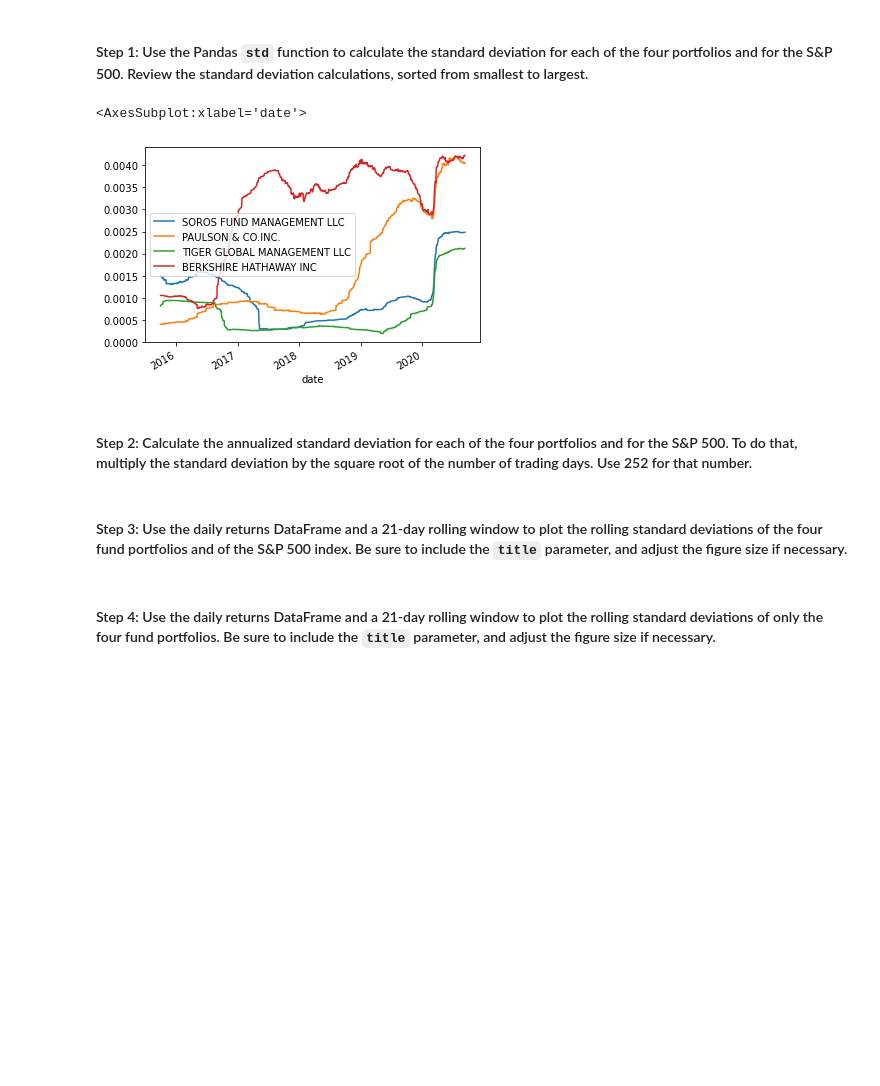
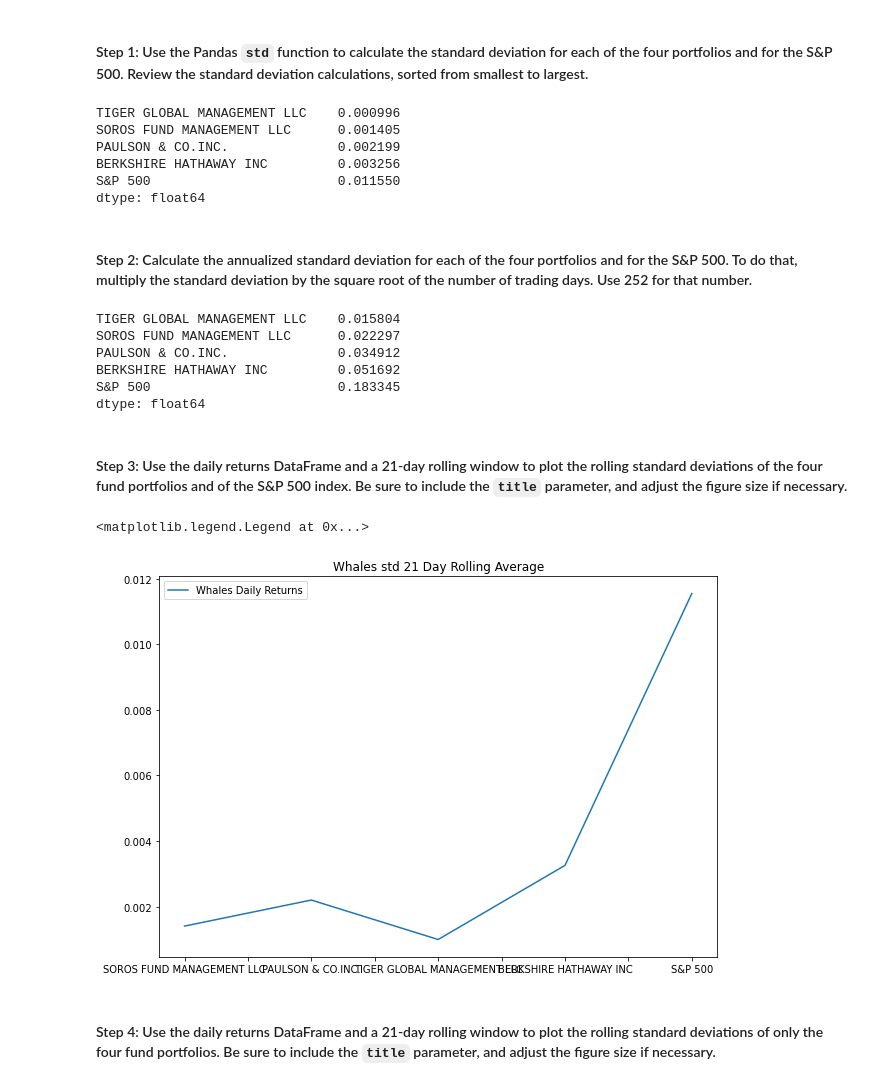
Before and after one commit to MichaelRDionne/Module_4_Challenge, a Jupyter notebook: Starter_Code/risk_return_analysis.ipynb, the cells around one changed output. Drawn from its saved outputs; the diff is of its cells as text; code cells hidden in the pictures; blank space fills up the shorter version.

```diff
--- a/Starter_Code/risk_return_analysis.ipynb
+++ b/Starter_Code/risk_return_analysis.ipynb
@@ -212,6 +213,6 @@ whales_daily_returns.plot(kind="box", figsize=(12, 10), title="Daily Returns of
 # Create box plots to reflect the return data for only the 4 fund portfolios
 # Include a title parameter and adjust the figure size
 
-whales_daily_returns = whales_daily_returns.drop(columns={4})
-whales_daily_returns.plot(kind="box", figsize=(12, 10), title="Daily Returns of Whale Portfolios BoxPlot")
+whales_daily_returns_dropped = whales_daily_returns.drop(columns={'S&P 500'})
+whales_daily_returns_dropped.plot(kind="box", figsize=(12, 10), title="Daily Returns of Whale Portfolios BoxPlot")
 # %% [output]
@@ -235,23 +237,49 @@ Evaluate the risk profile of each portfolio by using the standard deviation and
 # %%
 # Calculate and sort the standard deviation for all 4 portfolios and the S&P 500
 # Review the standard deviations sorted smallest to largest
-whales_daily_returns.rolling(window=252).std().plot()
+
+whales_std = whales_daily_returns.std()
+whales_std_sorted = whales_std.sort_values()
+whales_std_sorted.head()
 # %% [output]
-<AxesSubplot:xlabel='date'>
+TIGER GLOBAL MANAGEMENT LLC    0.000996
+SOROS FUND MANAGEMENT LLC      0.001405
+PAULSON & CO.INC.              0.002199
+BERKSHIRE HATHAWAY INC         0.003256
+S&P 500                        0.011550
+dtype: float64
-[figure, removed]
 # %% [markdown]
 #### Step 2: Calculate the annualized standard deviation for each of the four portfolios and for the S&P 500. To do that, multiply the standard deviation by the square root of the number of trading days. Use 252 for that number.
 # %%
 # Calculate and sort the annualized standard deviation (252 trading days) of the 4 portfolios and the S&P 500
 # Review the annual standard deviations smallest to largest
-# YOUR CODE HERE
+annualized_whales_std = whales_std * np.sqrt(252)
+
+annualized_whales_std.sort_values()
+# %% [output]
+TIGER GLOBAL MANAGEMENT LLC    0.015804
+SOROS FUND MANAGEMENT LLC      0.022297
+PAULSON & CO.INC.              0.034912
+BERKSHIRE HATHAWAY INC         0.051692
+S&P 500                        0.183345
+dtype: float64
 # %% [markdown]
 #### Step 3: Use the daily returns DataFrame and a 21-day rolling window to plot the rolling standard deviations of the four fund portfolios and of the S&P 500 index. Be sure to include the `title` parameter, and adjust the figure size if necessary.
 # %%
 # Using the daily returns DataFrame and a 21-day rolling window,
 # plot the rolling standard deviation of the 4 portfolios and the S&P 500
 # Include a title parameter and adjust the figure size
-# YOUR CODE HERE
+
+ax = whales_std.plot(figsize=(10, 7), title="Whales std 21 Day Rolling Average")
+
+# Plot the 7-day rolling metric as an overlay on the plot
+whales_std.rolling(window=21).std()
+
+# Create the legend for the figure
+ax.legend(["Whales Daily Returns"])
+# %% [output]
+<matplotlib.legend.Legend at 0x...>
+[figure, added]
 # %% [markdown]
 #### Step 4: Use the daily returns DataFrame and a 21-day rolling window to plot the rolling standard deviations of only the four fund portfolios. Be sure to include the `title` parameter, and adjust the figure size if necessary.
 # %%
```
Also changed, not shown: parts of 4 cells of this notebook.
